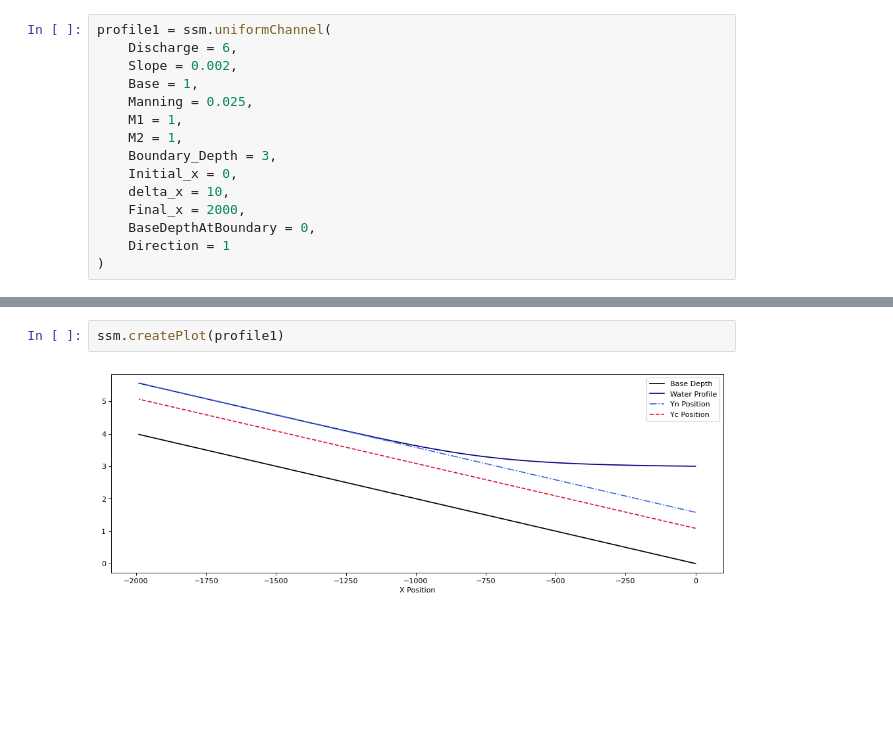
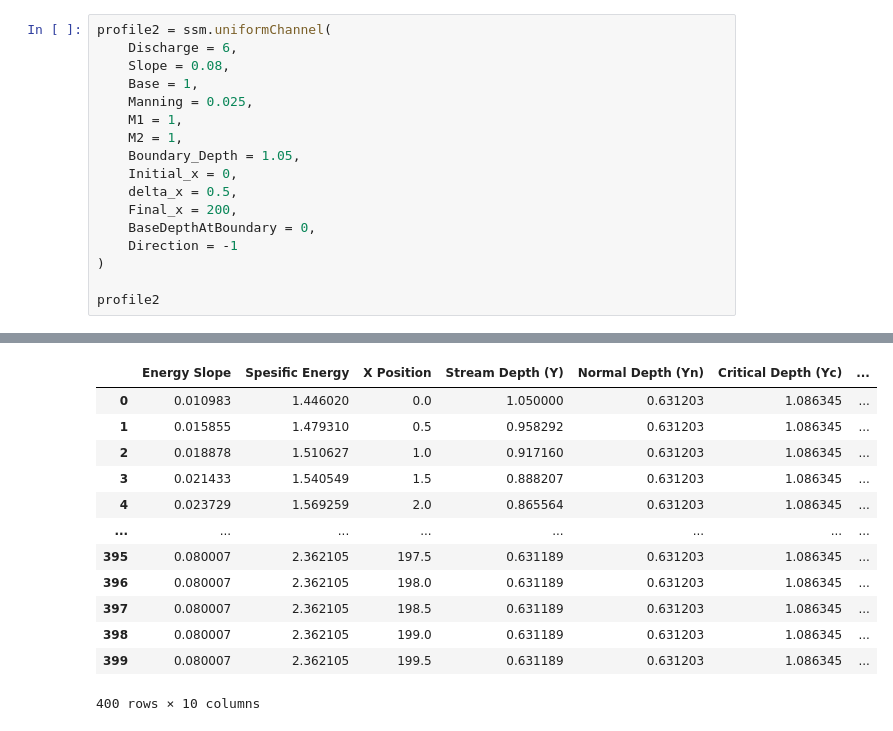
Before and after one commit to Rfys/StandardStepMethod, a Jupyter notebook: Python Script/OpenChannel-SSM.ipynb, the cells around one changed output, grey strips where cells are left out. Cells and saved outputs as stored; diff of their text form; blank space fills up the shorter version.

```diff
--- a/Python Script/OpenChannel-SSM.ipynb
+++ b/Python Script/OpenChannel-SSM.ipynb
@@ -4,18 +109,20 @@ import matplotlib.pyplot as plt
 # %%
-profile1 = ssm.uniformChannel(
+profile2 = ssm.uniformChannel(
     Discharge = 6,
-    Slope = 0.002,
+    Slope = 0.08,
     Base = 1,
     Manning = 0.025,
     M1 = 1,
     M2 = 1,
-    Boundary_Depth = 3,
+    Boundary_Depth = 1.05,
     Initial_x = 0,
-    delta_x = 10,
-    Final_x = 2000,
+    delta_x = 0.5,
+    Final_x = 200,
     BaseDepthAtBoundary = 0,
-    Direction = 1
+    Direction = -1
 )
+
+profile2
 # %% [output]
             ***  Standard Step Method - Water Profile Analysis  ***
                      coded by: Arif Yunando S - 2017410211
@@ -36,5 +143,14 @@ Direction                : Upstream
 --------------------------------------------------------------------------------
+|  | Energy Slope | Spesific Energy | X Position | Stream Depth (Y) | Normal Depth (Yn) | Critical Depth (Yc) | ... |
+| 0 | 0.010983 | 1.446020 | 0.0 | 1.050000 | 0.631203 | 1.086345 | ... |
+| 1 | 0.015855 | 1.479310 | 0.5 | 0.958292 | 0.631203 | 1.086345 | ... |
+| 2 | 0.018878 | 1.510627 | 1.0 | 0.917160 | 0.631203 | 1.086345 | ... |
+| 3 | 0.021433 | 1.540549 | 1.5 | 0.888207 | 0.631203 | 1.086345 | ... |
+| 4 | 0.023729 | 1.569259 | 2.0 | 0.865564 | 0.631203 | 1.086345 | ... |
+| ... | ... | ... | ... | ... | ... | ... | ... |
+| 395 | 0.080007 | 2.362105 | 197.5 | 0.631189 | 0.631203 | 1.086345 | ... |
+| 396 | 0.080007 | 2.362105 | 198.0 | 0.631189 | 0.631203 | 1.086345 | ... |
+| 397 | 0.080007 | 2.362105 | 198.5 | 0.631189 | 0.631203 | 1.086345 | ... |
+| 398 | 0.080007 | 2.362105 | 199.0 | 0.631189 | 0.631203 | 1.086345 | ... |
+| 399 | 0.080007 | 2.362105 | 199.5 | 0.631189 | 0.631203 | 1.086345 | ... |
+400 rows × 10 columns
-# %%
-ssm.createPlot(profile1)
-# %% [output]
-[figure, removed]
```
Also changed, not shown: parts of 9 cells of this notebook, 2 other files.
